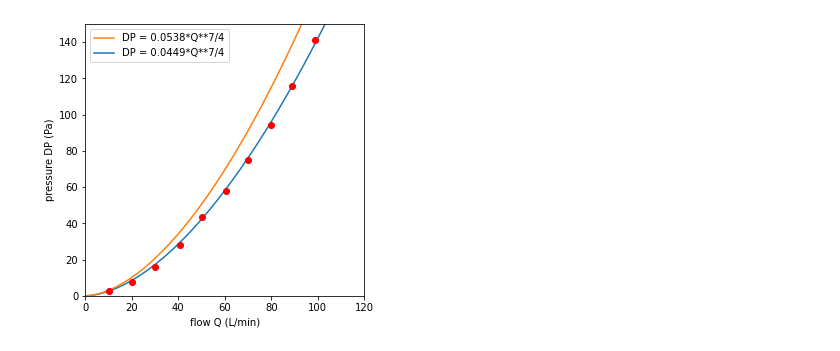
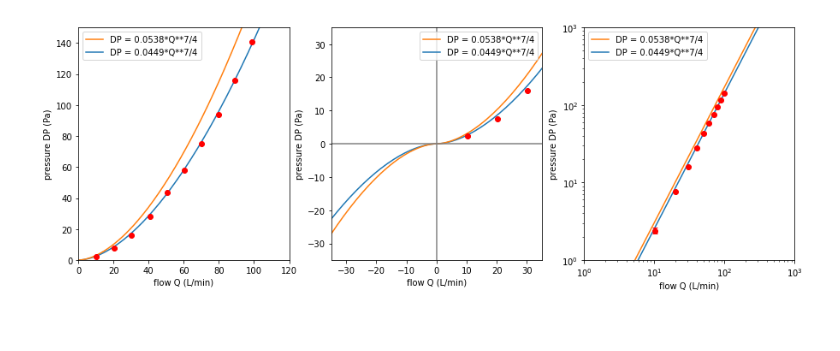
Before and after one commit to Princeton-Penn-Vents/princeton-penn-flowmeter, a Jupyter notebook: analysis/calibration-2.ipynb, the cells around one changed output. Saved outputs shown, nothing was run; the diff lists cells and outputs as text; code cells hidden in the pictures; blank space fills up the shorter version.

```diff
--- a/analysis/calibration-2.ipynb
+++ b/analysis/calibration-2.ipynb
@@ -9,20 +9,33 @@ xs = [10.23, 20.16, 30.16, 40.6, 50.3, 60.3, 70.1, 79.7, 89, 98.6]
 ys = [2.4, 7.6, 16, 28, 43.4, 58, 75, 94, 116, 141]
 # %%
 def baseline(x, constant):
-    return constant * x**(7.0/4.0)
+    return np.sign(x)*(constant * abs(x)**(7.0/4.0))
 
 (baseline_constant,), covariance = scipy.optimize.curve_fit(baseline, xs, ys)
 
-fig, ax = plt.subplots(1, 1, figsize=(5, 5))
-curve_xs = np.linspace(0, 120, 500)
-h2, = ax.plot(curve_xs, baseline(curve_xs, baseline_constant), label="DP = {:.4f}*Q**7/4".format(baseline_constant))
-h1, = ax.plot(curve_xs, baseline(curve_xs, 0.0538), label="DP = 0.0538*Q**7/4")
-h0 = ax.errorbar(xs, ys, xerr=0.2, yerr=0.2, fmt="o", c="red", capsize=3)
-ax.set_xlim(0, 120)
-ax.set_ylim(0, 150)
-ax.set_xlabel("flow Q (L/min)")
-ax.set_ylabel("pressure DP (Pa)")
-ax.legend(handles=[h1, h2])
+fig, (ax1, ax2, ax3) = plt.subplots(1, 3, figsize=(15, 5))
+curve_xs = np.linspace(-35, 1000, 1000)
+
+for ax in (ax1, ax2, ax3):
+    h2, = ax.plot(curve_xs, baseline(curve_xs, baseline_constant), label="DP = {:.4f}*Q**7/4".format(baseline_constant))
+    h1, = ax.plot(curve_xs, baseline(curve_xs, 0.0538), label="DP = 0.0538*Q**7/4")
+    h0 = ax.errorbar(xs, ys, xerr=0.2, yerr=0.2, fmt="o", c="red", capsize=3)
+    ax.set_xlim(0, 120)
+    ax.set_ylim(0, 150)
+    ax.set_xlabel("flow Q (L/min)")
+    ax.set_ylabel("pressure DP (Pa)")
+    ax.legend(handles=[h1, h2])
+
+ax2.axvline(0, c="gray")
+ax2.axhline(0, c="gray")
+ax2.set_xlim(-35, 35)
+ax2.set_ylim(-35, 35)
+
+ax3.set_xlim(1, 1000)
+ax3.set_ylim(1, 1000)
+ax3.set_yscale("log")
+ax3.set_xscale("log")
+
 fig.savefig("WS_lpm_calibration-2.pdf")
 # %% [output]
-[figure, old version]
+[figure, new version]
```
